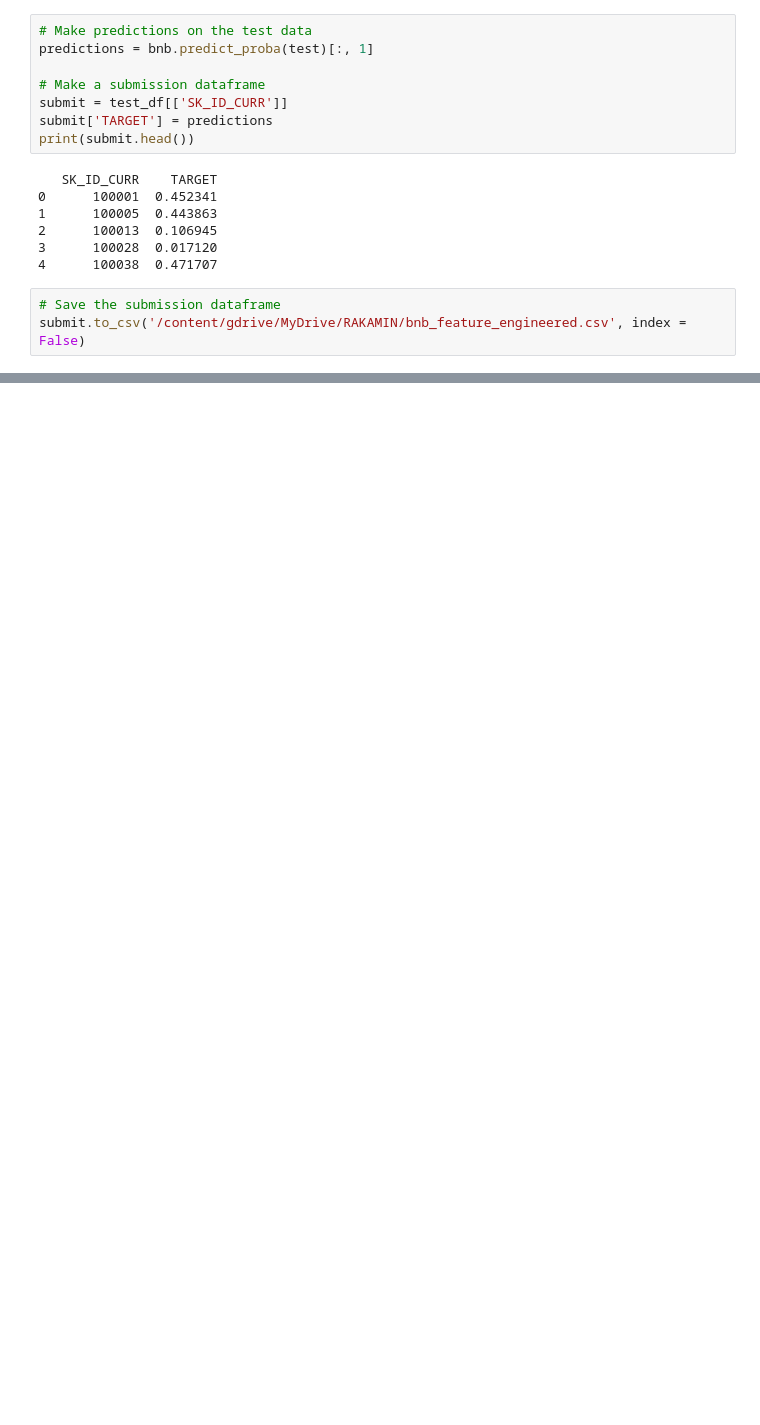
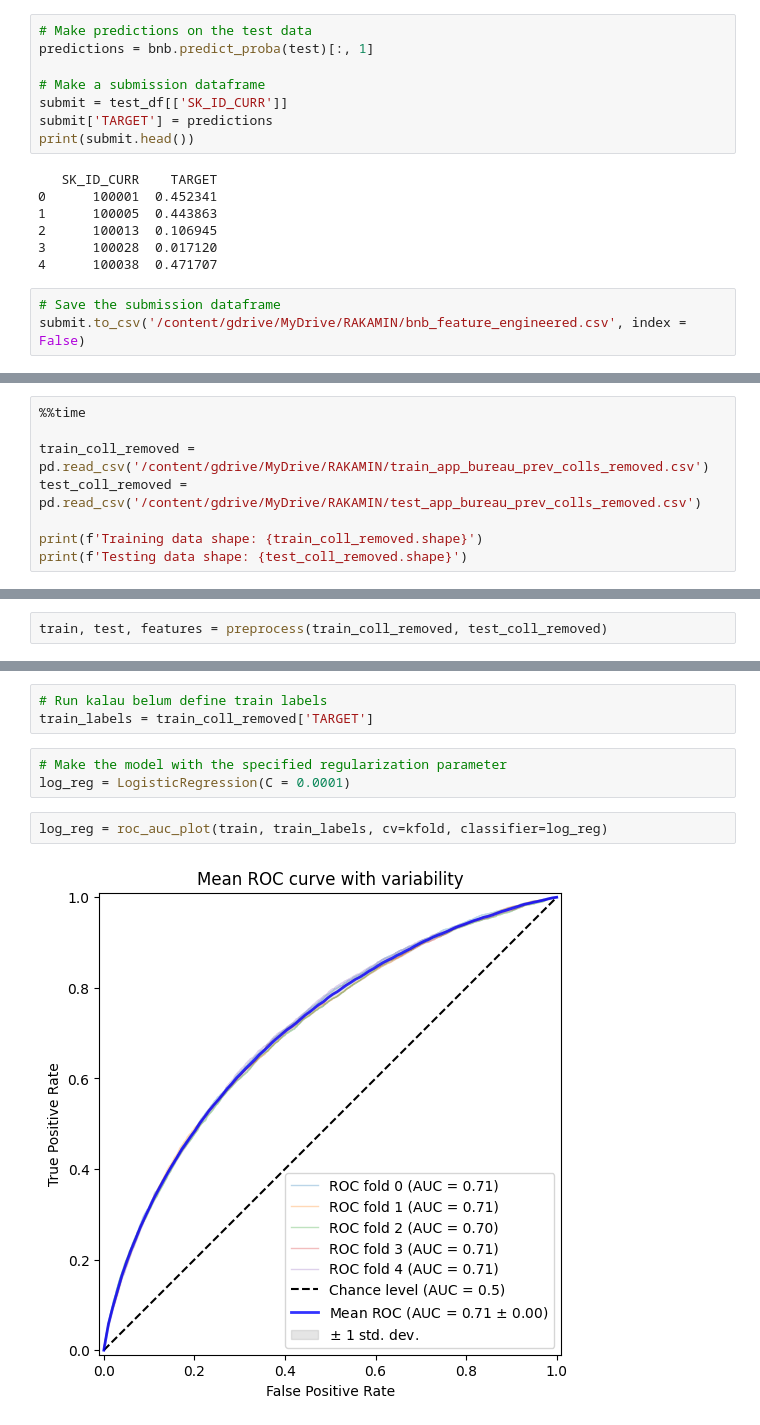
Before and after one commit to milhamramadhan12/def-risk, a Jupyter notebook: run.ipynb, the cells around one changed output, grey strips where cells are left out. Drawn from its saved outputs; the diff is of its cells as text; blank space fills up the shorter version.

```diff
--- a/run.ipynb
+++ b/run.ipynb
@@ -1325,0 +1745,8 @@ Penggabungan akan menggunakan agregat untuk data previous dan burreau
+# %%
+%%time
+
+train_coll_removed = pd.read_csv('/content/gdrive/MyDrive/RAKAMIN/train_app_bureau_prev_colls_removed.csv')
+test_coll_removed = pd.read_csv('/content/gdrive/MyDrive/RAKAMIN/test_app_bureau_prev_colls_removed.csv')
+
+print(f'Training data shape: {train_coll_removed.shape}')
+print(f'Testing data shape: {test_coll_removed.shape}')
@@ -1325,0 +1758,2 @@ Penggabungan akan menggunakan agregat untuk data previous dan burreau
+# %%
+train, test, features = preprocess(train_coll_removed, test_coll_removed)
@@ -1325,0 +1770,10 @@ Penggabungan akan menggunakan agregat untuk data previous dan burreau
+# %%
+# Run kalau belum define train labels
+train_labels = train_coll_removed['TARGET']
+# %%
+# Make the model with the specified regularization parameter
+log_reg = LogisticRegression(C = 0.0001)
+# %%
+log_reg = roc_auc_plot(train, train_labels, cv=kfold, classifier=log_reg)
+# %% [output]
+[figure, added]
```
Also changed, not shown: parts of 120 cells of this notebook, 44 other files.
